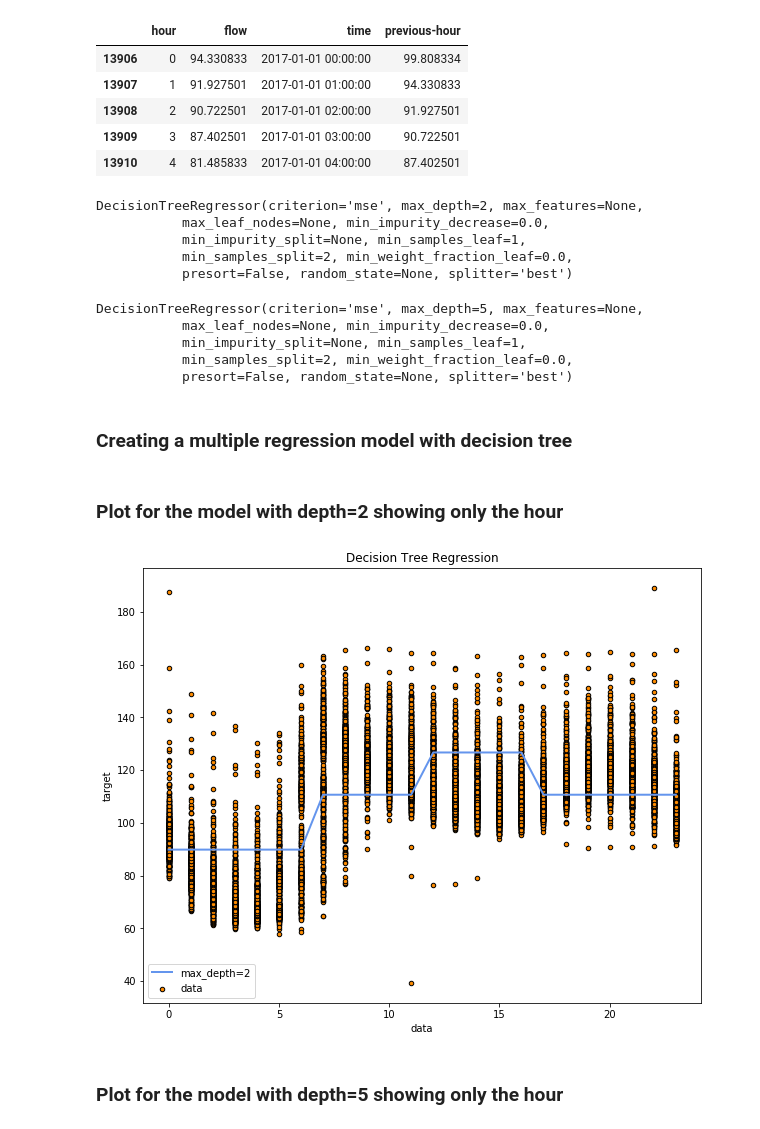
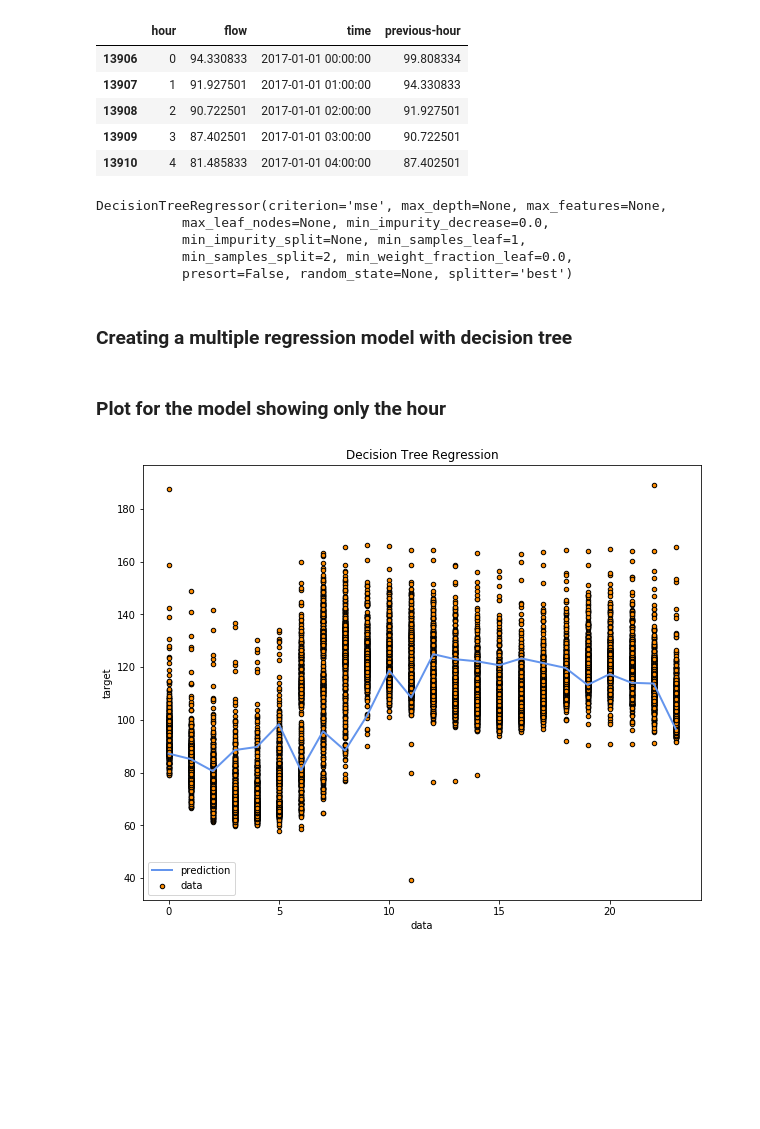
Before and after one commit to efemeryds/flow_exploration, a Jupyter notebook: notebooks/decision-tree-previous-hour.ipynb, the cells around one changed output. Cells and saved outputs as stored; diff of their text form; code cells hidden in the pictures; blank space fills up the shorter version.

```diff
--- a/notebooks/decision-tree-previous-hour.ipynb
+++ b/notebooks/decision-tree-previous-hour.ipynb
@@ -105,22 +105,13 @@ Y_flow_training = flow_training['flow'].values.reshape(-1,1)
 # %%
 Y_flow_test = flow_test['flow'].values.reshape(-1,1)
 # %%
-regressor2 = DecisionTreeRegressor(max_depth=2)
-regressor2.fit(X_flow_training, Y_flow_training)
+regressor = DecisionTreeRegressor()
+regressor.fit(X_flow_training, Y_flow_training)
 # %% [output]
-DecisionTreeRegressor(criterion='mse', max_depth=2, max_features=None,
+DecisionTreeRegressor(criterion='mse', max_depth=None, max_features=None,
            max_leaf_nodes=None, min_impurity_decrease=0.0,
            min_impurity_split=None, min_samples_leaf=1,
            min_samples_split=2, min_weight_fraction_leaf=0.0,
            presort=False, random_state=None, splitter='best')
-# %%
-regressor5 = DecisionTreeRegressor(max_depth=5)
-regressor5.fit(X_flow_training, Y_flow_training)
-# %% [output]
-DecisionTreeRegressor(criterion='mse', max_depth=5, max_features=None,
-           max_leaf_nodes=None, min_impurity_decrease=0.0,
-           min_impurity_split=None, min_samples_leaf=1,
-           min_samples_split=2, min_weight_fraction_leaf=0.0,
-           presort=False, random_state=None, splitter='best')
 # %% [markdown]
 ### Creating a multiple regression model with decision tree
@@ -130,17 +118,17 @@ predict5 = regressor5.predict(X_flow_test)
+# %%
+predict = regressor.predict(X_flow_test)
 # %% [markdown]
-### Plot for the model with depth=2 showing only the hour
+### Plot for the model showing only the hour
 # %%
 plt.figure(figsize=(10, 8))
 plt.scatter(X_flow_training['hour'], Y_flow_training, s=20, edgecolor="black",
             c="darkorange", label="data")
-plt.plot(X_flow_test['hour'][:24], predict2[:24], color="cornflowerblue",
-         label="max_depth=2", linewidth=2)
+plt.plot(X_flow_test['hour'][:24], predict[:24], color="cornflowerblue",
+         label="prediction", linewidth=2)
 plt.xlabel("data")
 plt.ylabel("target")
 plt.title("Decision Tree Regression")
 plt.legend()
 plt.show()
 # %% [output]
-[figure, old version]
+[figure, new version]
-# %% [markdown]
-### Plot for the model with depth=5 showing only the hour
```
Also changed, not shown: parts of 12 cells of this notebook, 1 other file.
